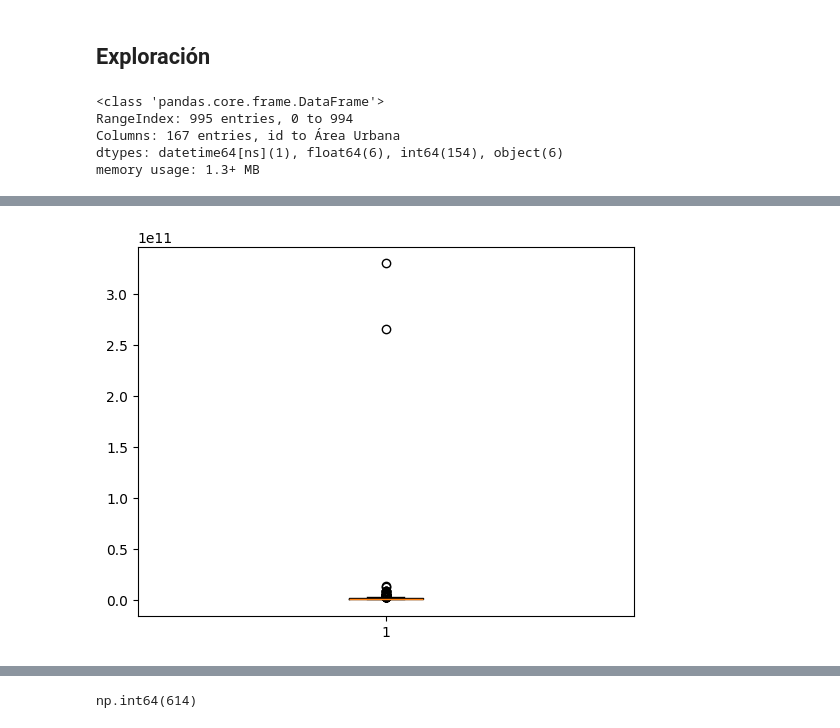
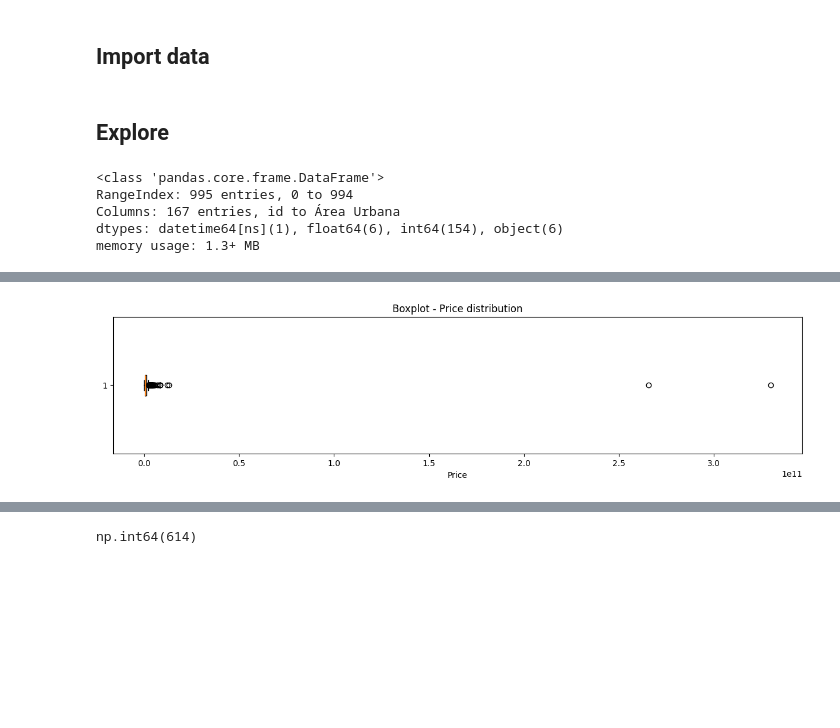
Before and after one commit to JohnQuintero08/house_bogota_price_model, a Jupyter notebook: ipynb/EDA.ipynb, the cells around one changed output, grey strips where cells are left out. Cells and saved outputs as stored; diff of their text form; code cells hidden in the pictures; blank space fills up the shorter version.

Commit message:
improving graphs and model creation

```diff
--- a/ipynb/EDA.ipynb
+++ b/ipynb/EDA.ipynb
@@ -9,7 +12,9 @@ pd.set_option('display.max_rows', None)
+# %% [markdown]
+## Import data
 # %%
 df = pd.read_feather('../data/clened_houses_data.feather')
 # %% [markdown]
-## Exploración
+## Explore
 # %%
 df.head()
 df.info()
@@ -40,7 +45,10 @@ Patio bonito                                1
 Tierra linda                                1
 Name: count, dtype: int64
 # %%
-plt.boxplot(df['fixed_price'])
+plt.figure(figsize=(15,3))
+plt.boxplot(df['fixed_price'], vert=False)
+plt.title('Boxplot - Price distribution')
+plt.xlabel('Price')
 plt.show()
 # %% [output]
-[figure, old version]
+[figure, new version]
```
Also changed, not shown: parts of 38 cells of this notebook, 3 other files.
